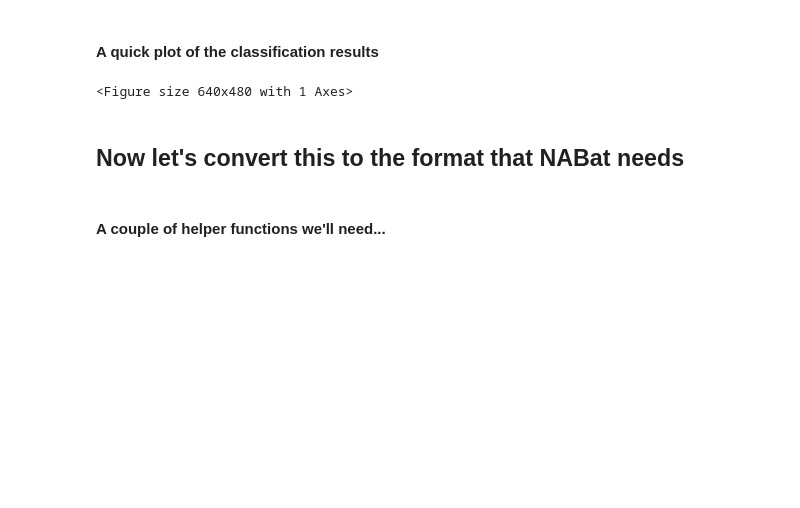
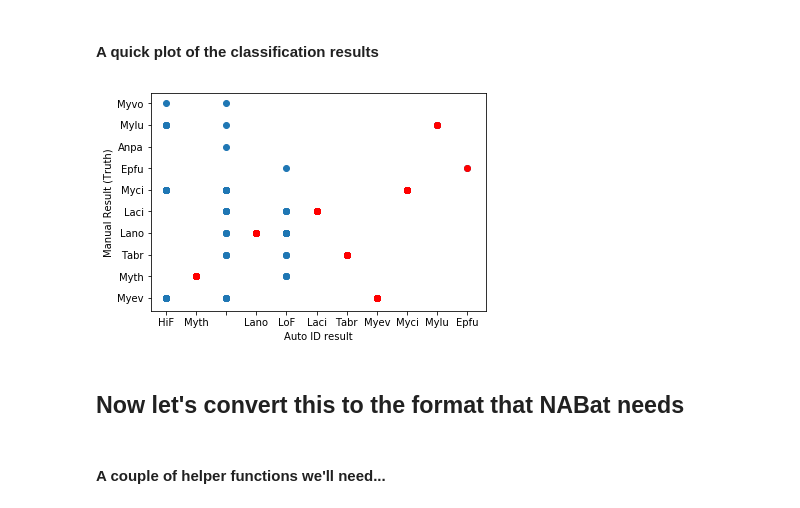
Before and after one commit to ColinTalbert/Notebooks, a Jupyter notebook: bats/GenerateNABatTemplateFromGuano.ipynb, the cells around one changed output. Saved outputs shown, nothing was run; the diff lists cells and outputs as text; code cells hidden in the pictures; blank space fills up the shorter version.

```diff
--- a/bats/GenerateNABatTemplateFromGuano.ipynb
+++ b/bats/GenerateNABatTemplateFromGuano.ipynb
@@ -46,22 +56,22 @@ df.head()
 #### A quick plot of the classification results
 # %%
 
-data = df[(df.Species_Manual_ID!='') & (df.Species_Auto_ID!='')]
+data = confirmed
 
 import matplotlib.pyplot as plt
 
 fig, ax = plt.subplots()
 ax.scatter(data.Species_Auto_ID, data.Species_Manual_ID)
 
 right= data[data.Species_Manual_ID==data.Species_Auto_ID]
 ax.scatter(right.Species_Auto_ID, right.Species_Manual_ID, color='red')
 
 ax.set_xlabel('Auto ID result')
 ax.set_ylabel('Manual Result (Truth)')
 
 plt.show()
 # %% [output]
-<Figure size 640x480 with 1 Axes>
+[figure, added]
 # %% [markdown]
 ## Now let's convert this to the format that NABat needs
 # %% [markdown]
```
Also changed, not shown: parts of 23 cells of this notebook, 2 other files.
